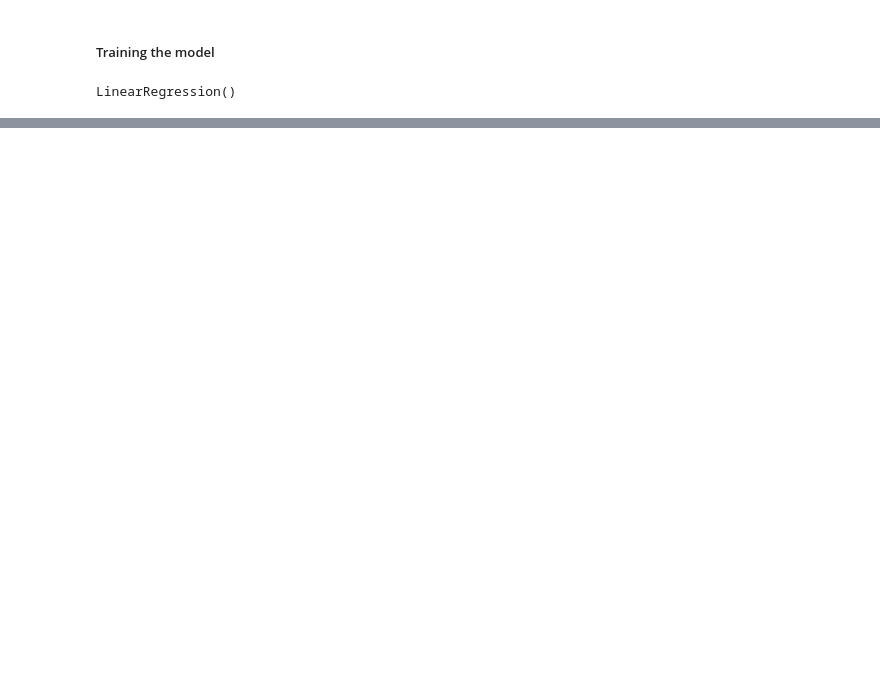
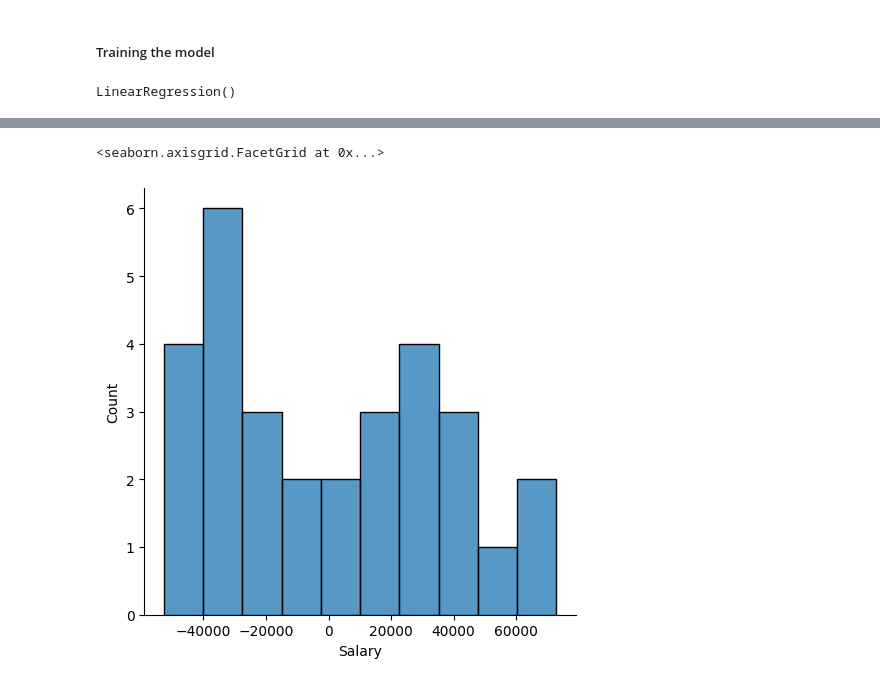
Before and after one commit to mozzam123/salary-prediction-linear-regression, a Jupyter notebook: main.ipynb, the cells around one changed output, grey strips where cells are left out. Cells and saved outputs as stored; diff of their text form; code cells hidden in the pictures; blank space fills up the shorter version.

```diff
--- a/main.ipynb
+++ b/main.ipynb
@@ -94,0 +133,7 @@ predictions
+# %%
+residuals = y_test - predictions
+# %%
+sns.displot(residuals, bins=10)
+# %% [output]
+<seaborn.axisgrid.FacetGrid at 0x...>
+[figure, added]
```
Also changed, not shown: parts of 13 cells of this notebook, 1 other file.
